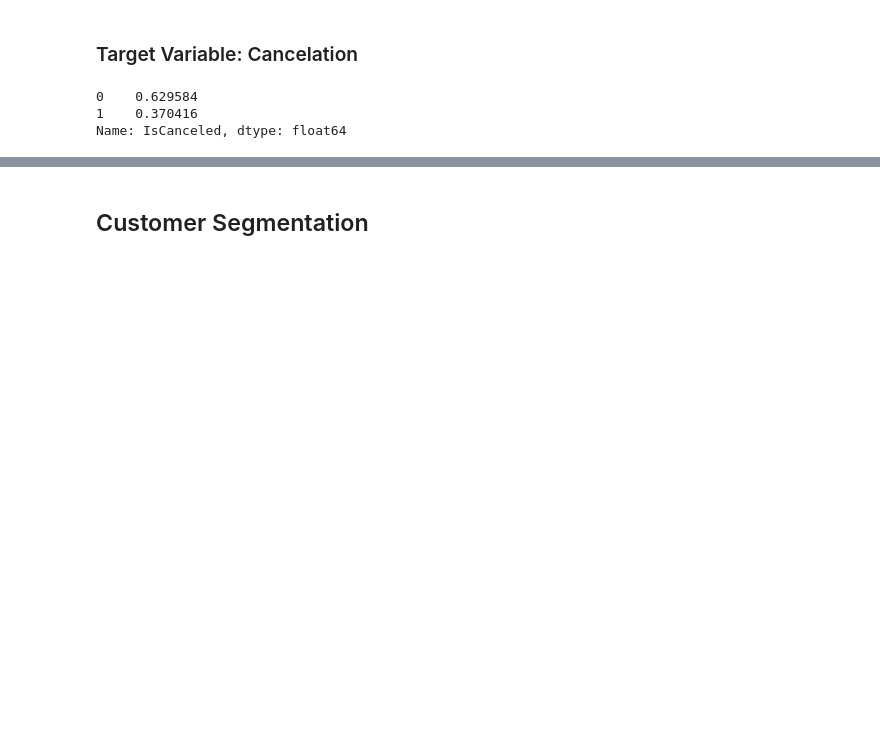
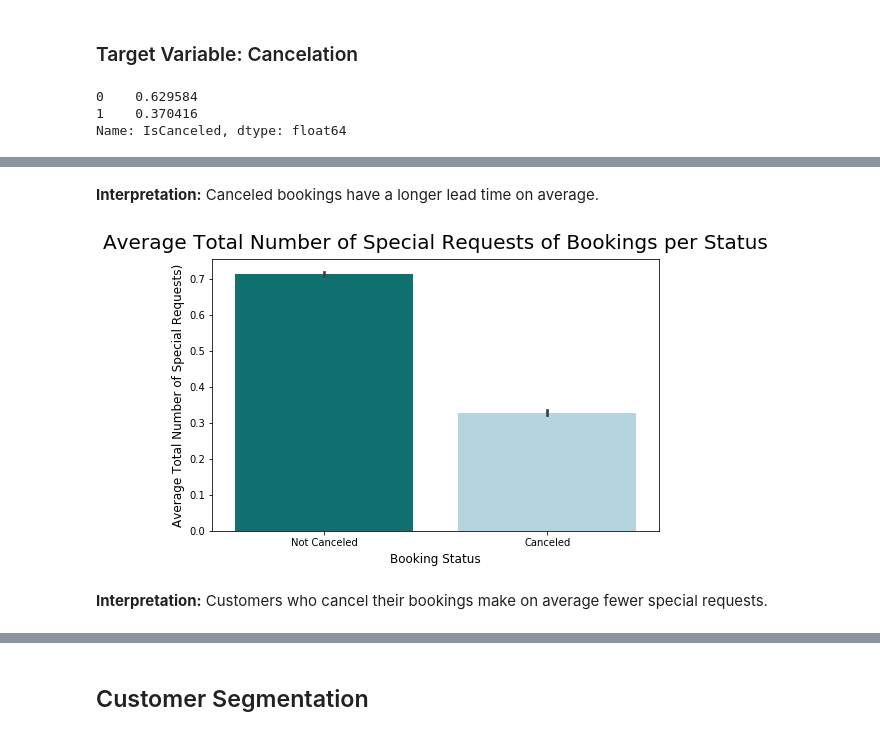
Before and after one commit to JulKelman/Predicting-Hotel-Bookings-Cancellation, a Jupyter notebook: code/Notebook 1 .ipynb, the cells around one changed output, grey strips where cells are left out. Saved outputs shown, nothing was run; the diff lists cells and outputs as text; code cells hidden in the pictures; blank space fills up the shorter version.

```diff
--- a/code/Notebook 1 .ipynb
+++ b/code/Notebook 1 .ipynb
@@ -196,0 +317,13 @@ sns.barplot(x=hotels['IsCanceled'].unique(), y=hotels['IsCanceled'].value_counts
+# %% [markdown]
+**Interpretation:** Canceled bookings have a longer lead time on average.
+# %%
+plt.figure(figsize=(8,5))
+plt.title("Average Total Number of Special Requests of Bookings per Status", fontsize = 20, pad = 10)
+sns.barplot(x=df['is_canceled'], y=df['total_of_special_requests'], palette=['teal', 'lightblue'])
+plt.xlabel("Booking Status", fontsize = 12, labelpad = 5)
+plt.ylabel("Average Total Number of Special Requests)", fontsize = 12, labelpad = 5)
+plt.xticks(ticks=[0, 1], labels=['Not Canceled', 'Canceled']);
+# %% [output]
+[figure, added]
+# %% [markdown]
+**Interpretation:** Customers who cancel their bookings make on average fewer special requests.
```
Also changed, not shown: parts of 37 cells of this notebook, 1 other file.
